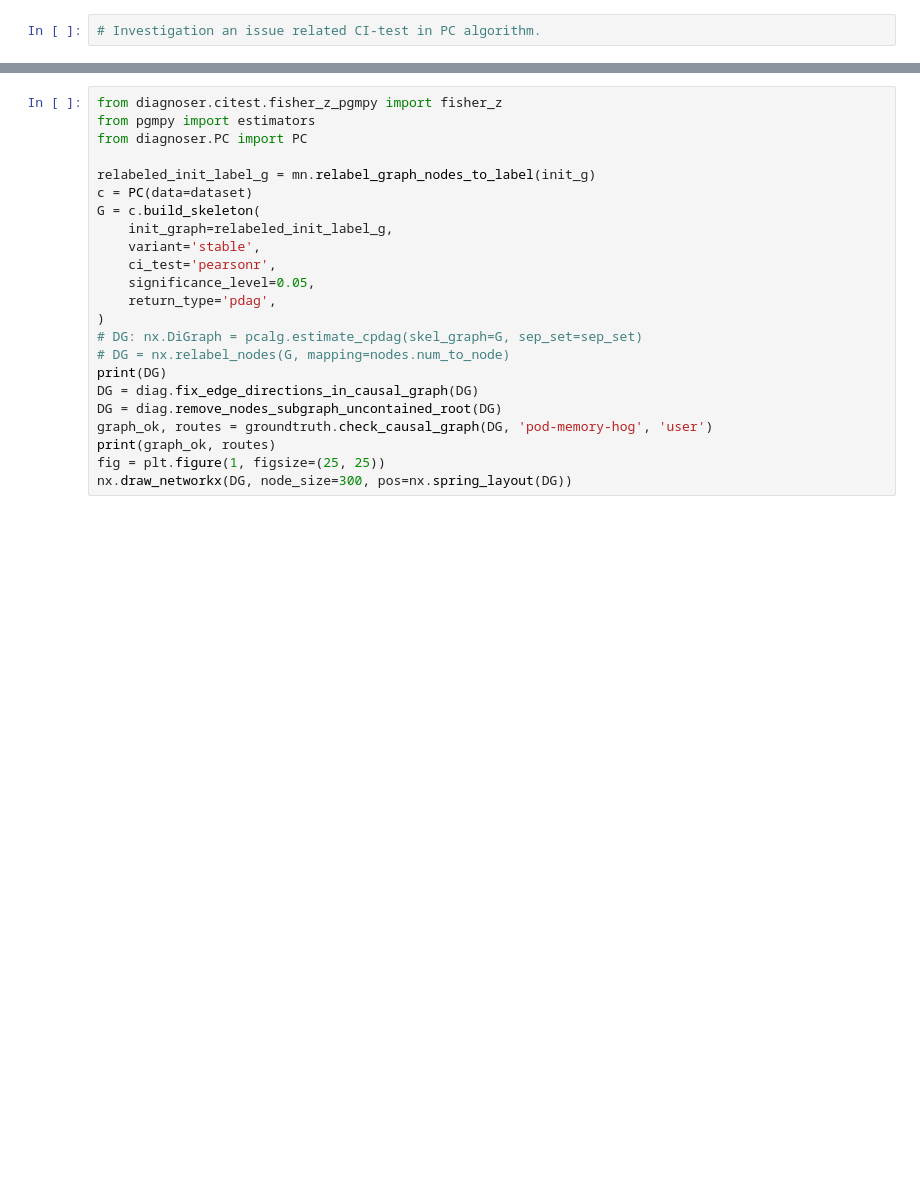
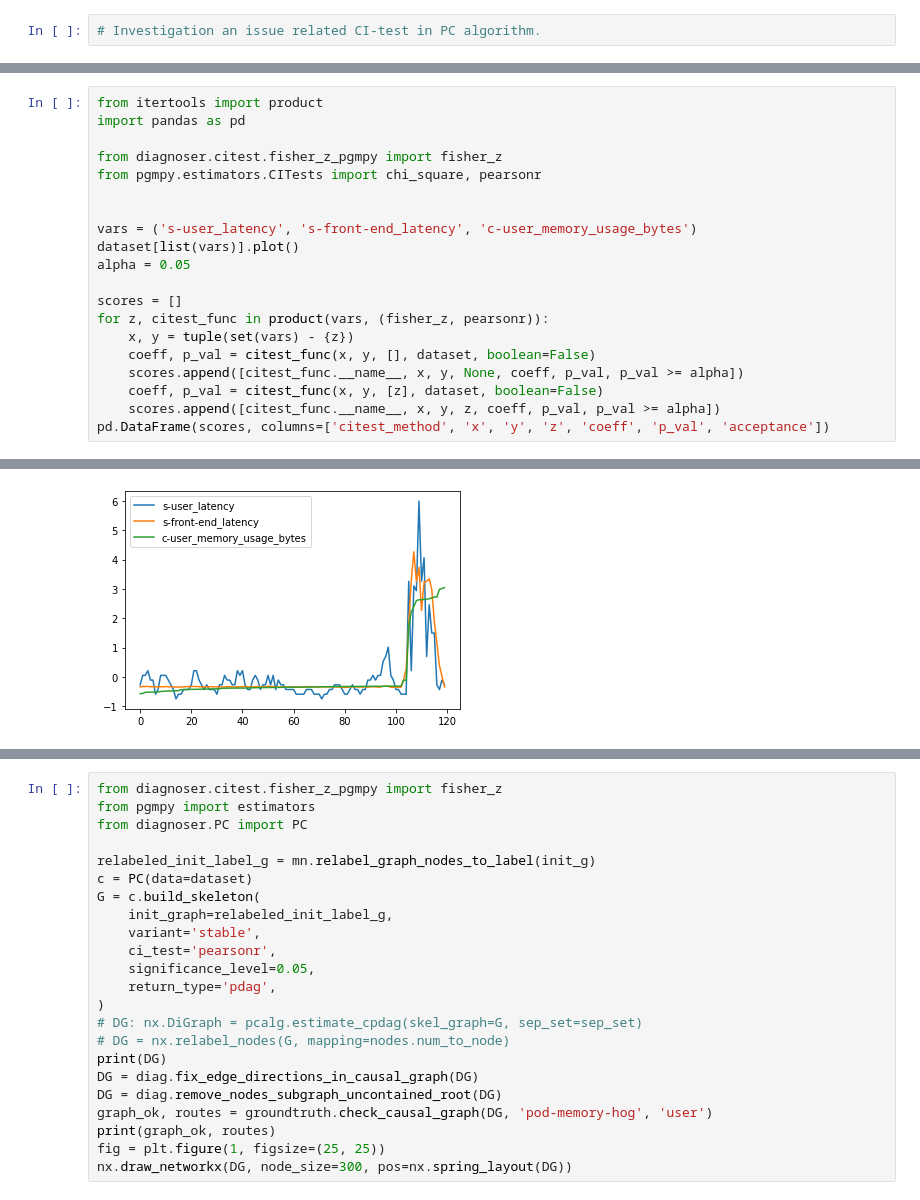
Before and after one commit to ai4sre/meltria-analyzer, a Jupyter notebook: notebooks/investigate_ci_test_pc.ipynb, the cells around one changed output, grey strips where cells are left out. Saved outputs shown, nothing was run; the diff lists cells and outputs as text; blank space fills up the shorter version.

Commit message:
notebooks: add citest results for pcalg

```diff
--- a/notebooks/investigate_ci_test_pc.ipynb
+++ b/notebooks/investigate_ci_test_pc.ipynb
@@ -81,0 +102,21 @@ DiGraph with 22 nodes and 27 edges
+# %%
+from itertools import product
+import pandas as pd
+
+from diagnoser.citest.fisher_z_pgmpy import fisher_z
+from pgmpy.estimators.CITests import chi_square, pearsonr
+
+
+vars = ('s-user_latency', 's-front-end_latency', 'c-user_memory_usage_bytes')
+dataset[list(vars)].plot()
+alpha = 0.05
+
+scores = []
+for z, citest_func in product(vars, (fisher_z, pearsonr)):
+    x, y = tuple(set(vars) - {z})
+    coeff, p_val = citest_func(x, y, [], dataset, boolean=False)
+    scores.append([citest_func.__name__, x, y, None, coeff, p_val, p_val >= alpha])
+    coeff, p_val = citest_func(x, y, [z], dataset, boolean=False)
+    scores.append([citest_func.__name__, x, y, z, coeff, p_val, p_val >= alpha])
+pd.DataFrame(scores, columns=['citest_method', 'x', 'y', 'z', 'coeff', 'p_val', 'acceptance'])
+# %% [output]
@@ -81,0 +136 @@ DiGraph with 22 nodes and 27 edges
+[figure, added]
```
Also changed, not shown: parts of 4 cells of this notebook.
